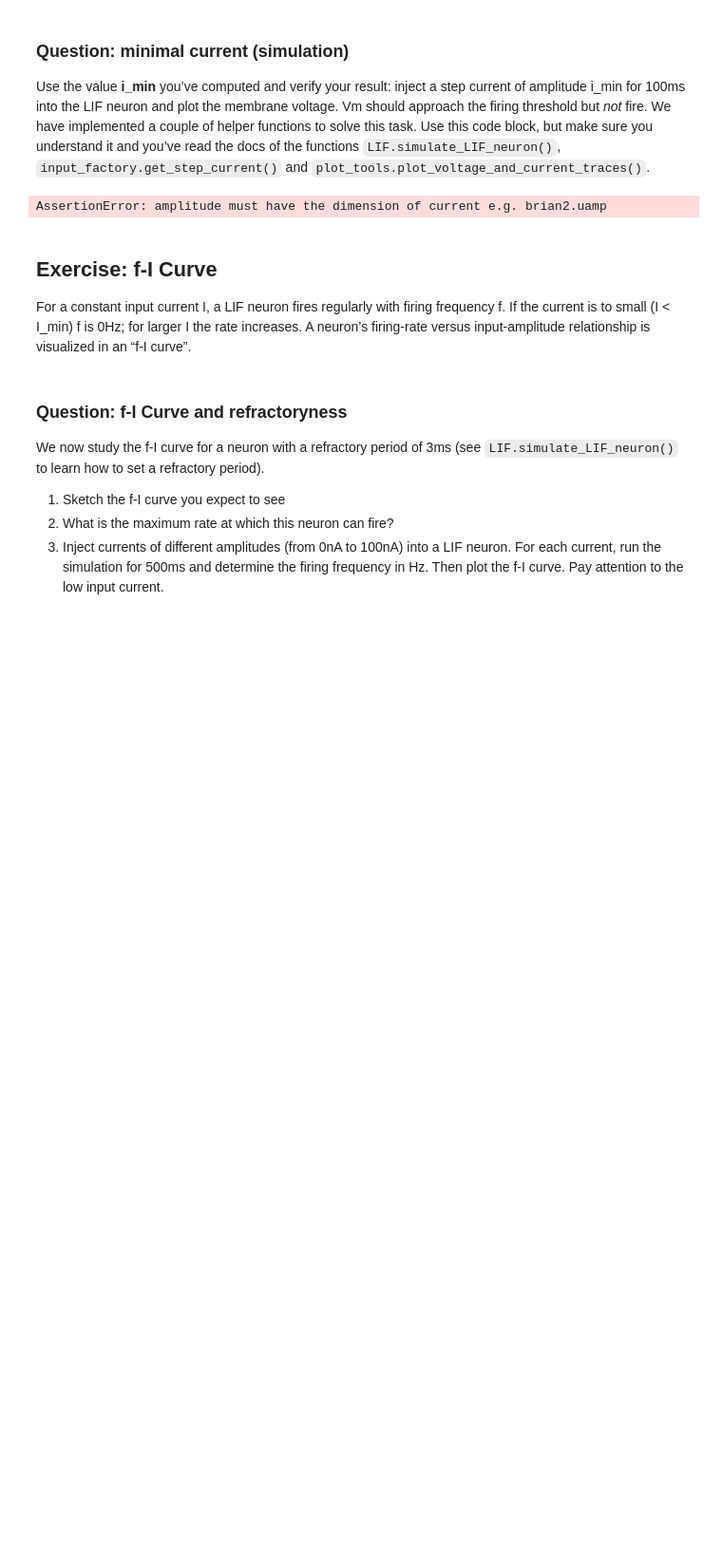
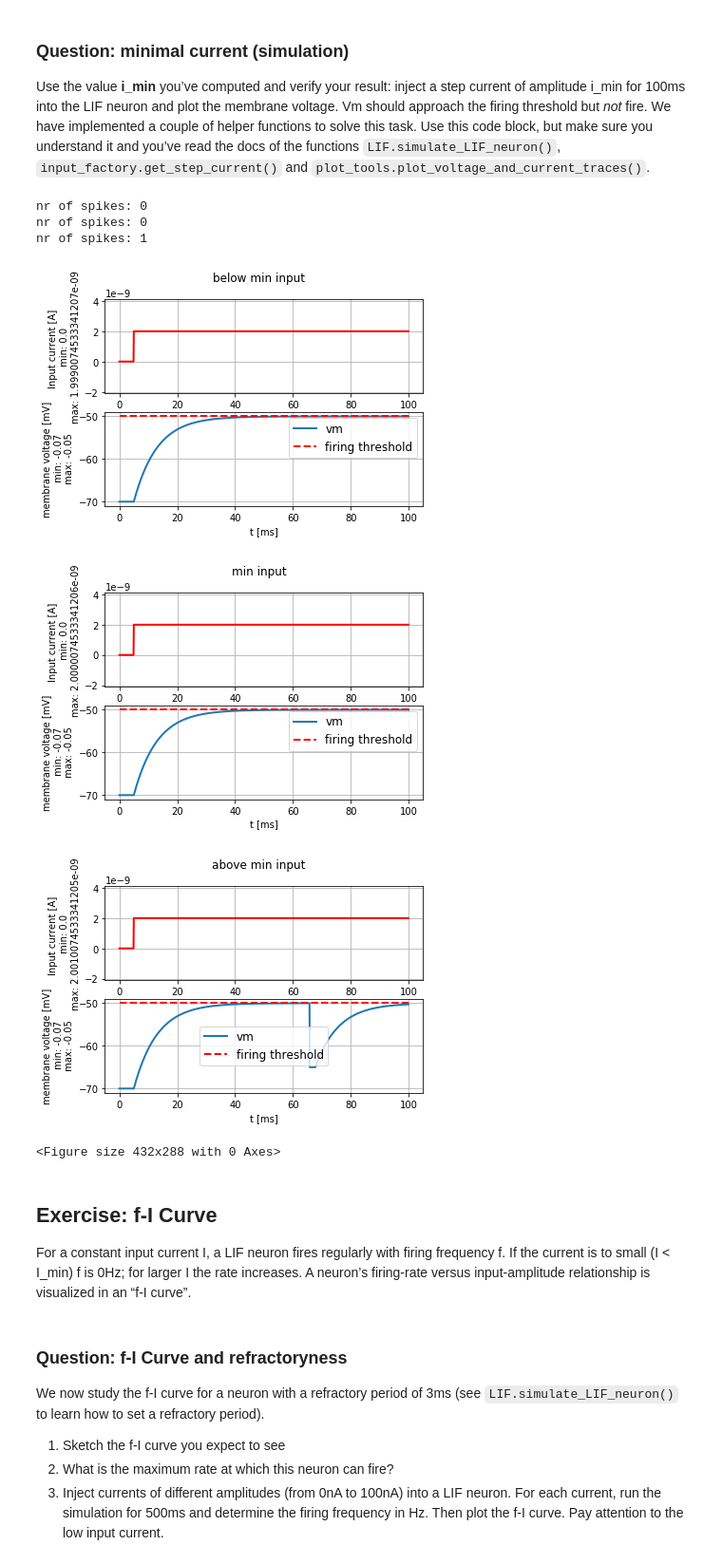
Before and after one commit to lytex/neuronaldynamics, a Jupyter notebook: exercises/leaky-integrate-and-fire.ipynb, the cells around one changed output. Shown at 95% size. Cells and saved outputs as stored; diff of their text form; code cells hidden in the pictures; blank space fills up the shorter version.

```diff
--- a/exercises/leaky-integrate-and-fire.ipynb
+++ b/exercises/leaky-integrate-and-fire.ipynb
@@ -59,0 +69,8 @@ resting potential: -0.07
+# %%
+import numpy as np
+u_rest = LIF.V_REST
+R = LIF.MEMBRANE_RESISTANCE
+τ = LIF.MEMBRANE_TIME_SCALE
+θ = LIF.FIRING_THRESHOLD
+I_min = (θ-u_rest)/(R*(1-np.exp(-100*b2.ms/τ)))
+I_min
@@ -64,23 +83,32 @@ Use the value **i_min** you’ve computed and verify your result: inject a step
 # %%
 import brian2 as b2
 from neurodynex.leaky_integrate_and_fire import LIF
 from neurodynex.tools import input_factory
 
-# create a step current with amplitude= i_min
-step_current = input_factory.get_step_current(
-    t_start=5, t_end=100, unit_time=b2.ms,
-    amplitude=-0.07)  # set i_min to your value
+for deviation, title in zip([-0.001, 0.0, +0.001], ['below min input', 'min input', 'above min input']):
 
-# run the LIF model.
-# Note: As we do not specify any model parameters, the simulation runs with the default values
-(state_monitor,spike_monitor) = LIF.simulate_LIF_neuron(input_current=step_current, simulation_time = 100 * b2.ms)
+    # create a step current with amplitude= i_min
+    step_current = input_factory.get_step_current(
+        t_start=5, t_end=100, unit_time=b2.ms,
+        amplitude=I_min+deviation*b2.namp)  # set i_min to your value
 
-# plot I and vm
-plot_tools.plot_voltage_and_current_traces(
-state_monitor, step_current, title="min input", firing_threshold=LIF.FIRING_THRESHOLD)
-print("nr of spikes: {}".format(spike_monitor.count[0]))  # should be 0
+    # run the LIF model.
+    # Note: As we do not specify any model parameters, the simulation runs with the default values
+    (state_monitor,spike_monitor) = LIF.simulate_LIF_neuron(input_current=step_current, simulation_time = 100 * b2.ms)
+
+    # plot I and vm
+    plot_tools.plot_voltage_and_current_traces(
+    state_monitor, step_current, title=title, firing_threshold=LIF.FIRING_THRESHOLD)
+    print("nr of spikes: {}".format(spike_monitor.count[0]))  # should be 0
+    plt.figure() # Create a new figure for the next plot
 # %% [output]
-AssertionError: amplitude must have the dimension of current e.g. brian2.uamp
+nr of spikes: 0
+nr of spikes: 0
+nr of spikes: 1
+[figure, added]
+[figure, added]
+[figure, added]
+<Figure size 432x288 with 0 Axes>
 # %% [markdown]
 ## Exercise: f-I Curve
 
```
Also changed, not shown: parts of 10 cells of this notebook.
